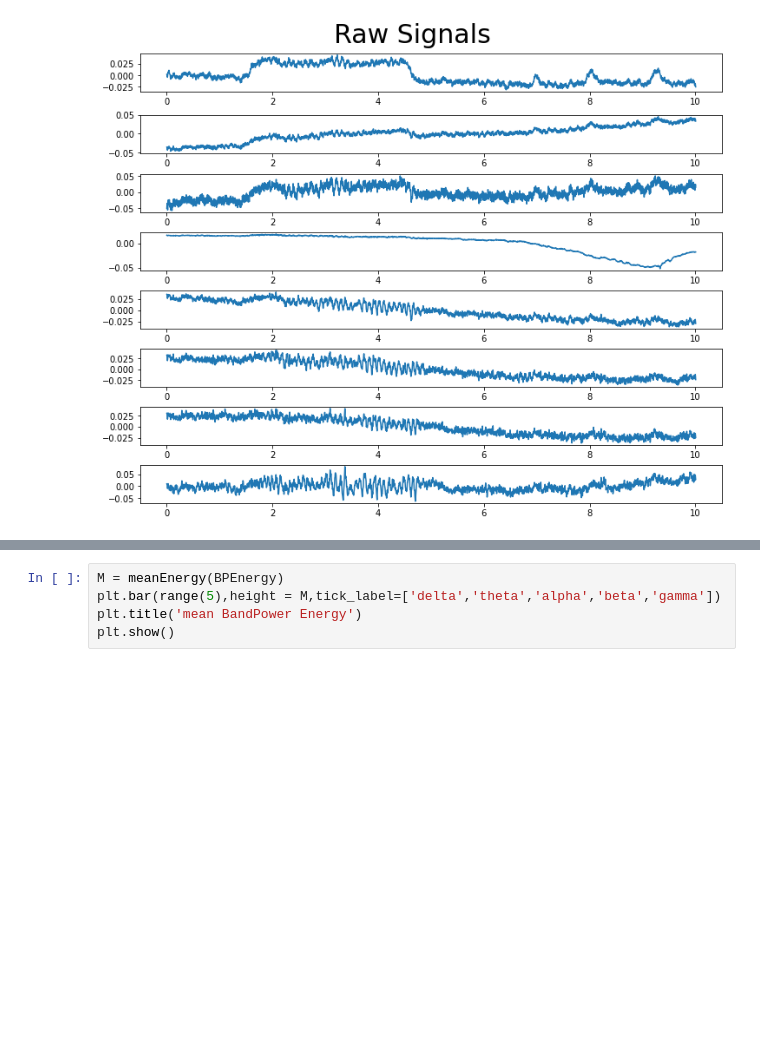
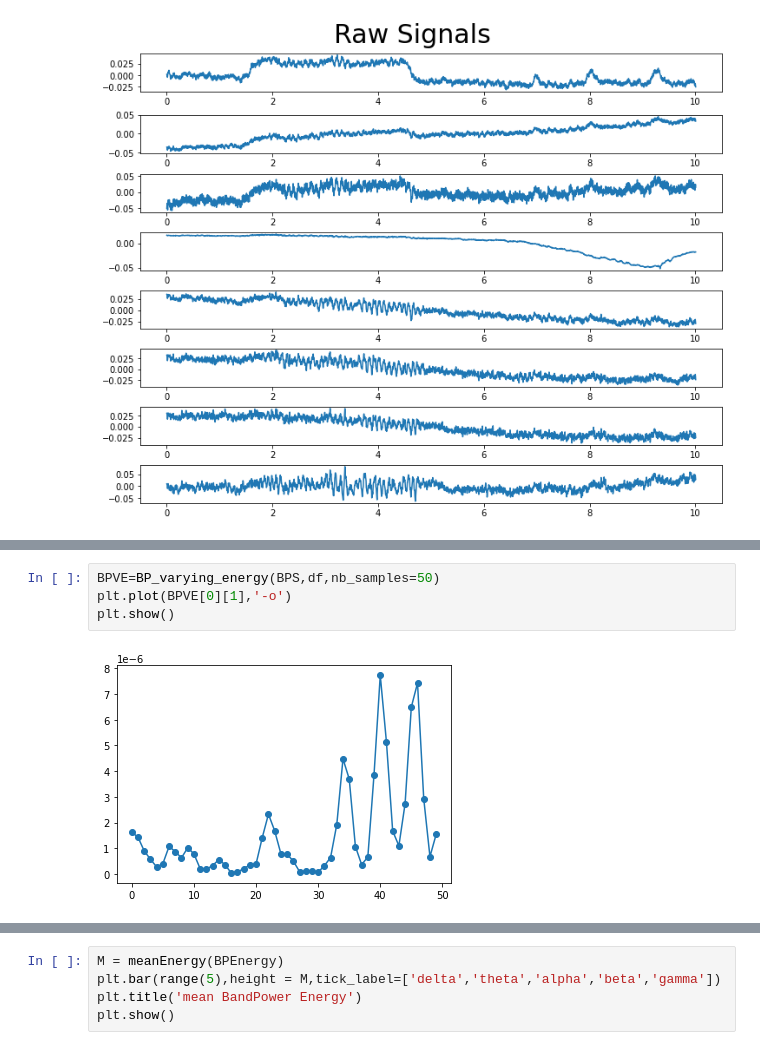
Before and after one commit to VirgileValiau/Smell_Recognition, a Jupyter notebook: src/wave_transformation.ipynb, the cells around one changed output, grey strips where cells are left out. Cells and saved outputs as stored; diff of their text form; blank space fills up the shorter version.

```diff
--- a/src/wave_transformation.ipynb
+++ b/src/wave_transformation.ipynb
@@ -21 +26,7 @@ plot_raw_signal(df)
+# %%
+BPVE=BP_varying_energy(BPS,df,nb_samples=50)
+plt.plot(BPVE[0][1],'-o')
+plt.show()
+# %% [output]
+[figure, added]
 # %%
```
Also changed, not shown: parts of 2 cells of this notebook, 3 other files.
